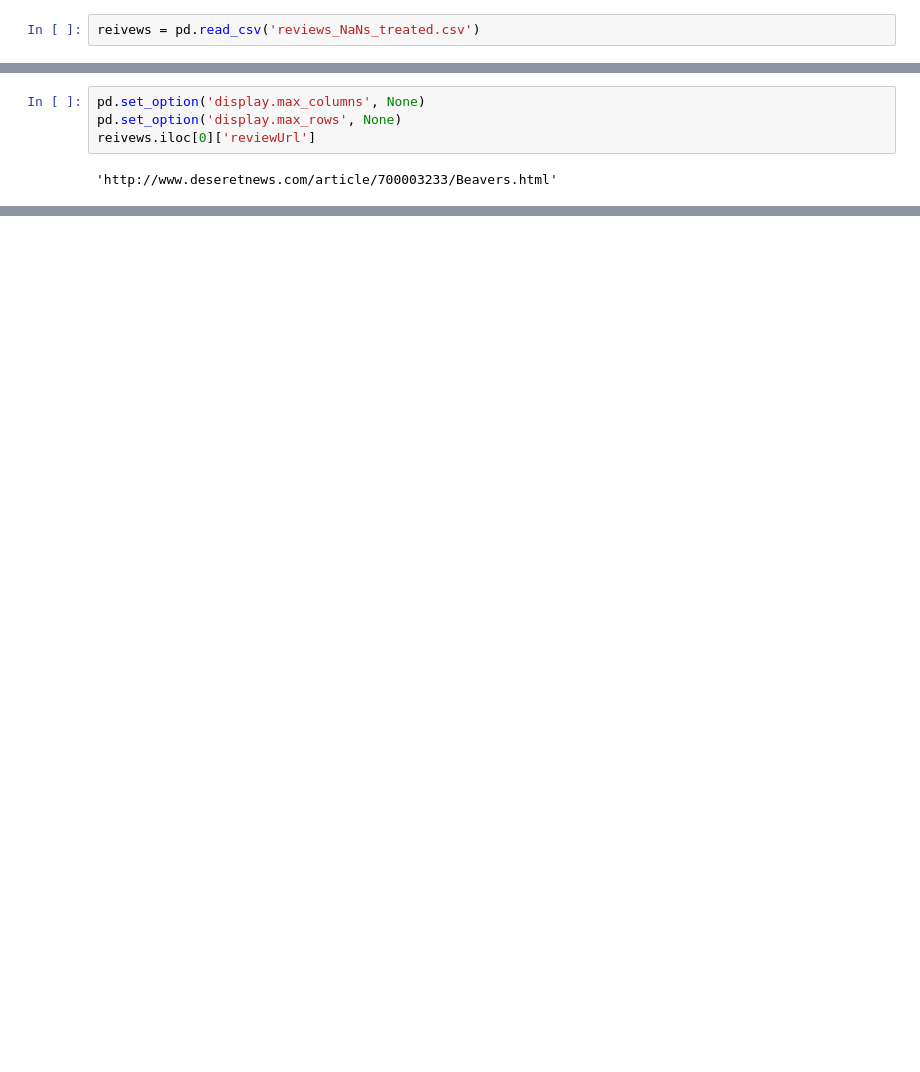
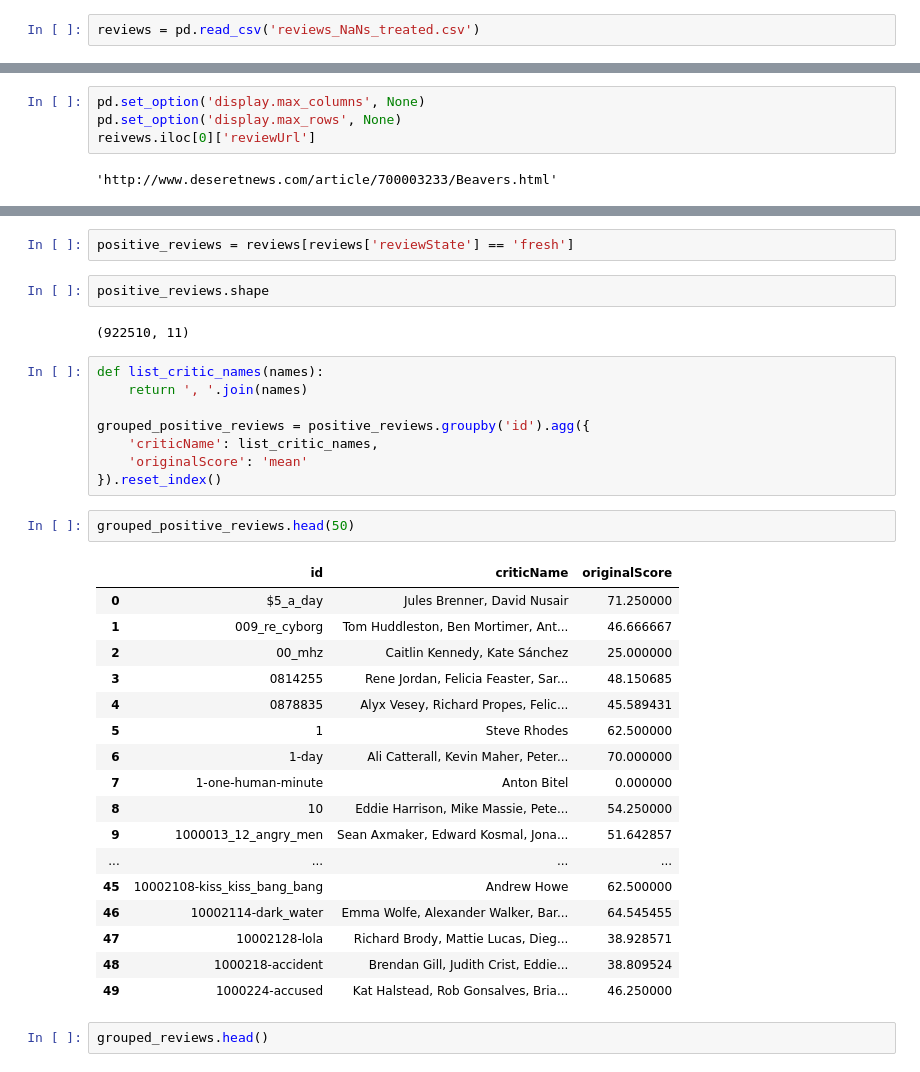
Before and after one commit to vadragna/rotten_tomatos_analysis, a Jupyter notebook: Clustering.ipynb, the cells around one changed output, grey strips where cells are left out. Saved outputs shown, nothing was run; the diff lists cells and outputs as text; blank space fills up the shorter version.

```diff
--- a/Clustering.ipynb
+++ b/Clustering.ipynb
@@ -132,5 +162,5 @@ def get_cluster_from_input(x):
 # %% [markdown]
 I am going to try to improve the performances of the movie recommender. Let's use also the reviews dataframe
 # %%
-reivews = pd.read_csv('reviews_NaNs_treated.csv')
+reviews = pd.read_csv('reviews_NaNs_treated.csv')
 # %%
@@ -160,0 +211,36 @@ reivews.iloc[0]['reviewUrl']
+# %%
+positive_reviews = reviews[reviews['reviewState'] == 'fresh']
+# %%
+positive_reviews.shape
+# %% [output]
+(922510, 11)
+# %%
+def list_critic_names(names):
+    return ', '.join(names)
+
+grouped_positive_reviews = positive_reviews.groupby('id').agg({
+    'criticName': list_critic_names,
+    'originalScore': 'mean'
+}).reset_index()
+# %%
+grouped_positive_reviews.head(50)
+# %% [output]
+|  | id | criticName | originalScore |
+| 0 | $5_a_day | Jules Brenner, David Nusair | 71.250000 |
+| 1 | 009_re_cyborg | Tom Huddleston, Ben Mortimer, Ant... | 46.666667 |
+| 2 | 00_mhz | Caitlin Kennedy, Kate Sánchez | 25.000000 |
+| 3 | 0814255 | Rene Jordan, Felicia Feaster, Sar... | 48.150685 |
+| 4 | 0878835 | Alyx Vesey, Richard Propes, Felic... | 45.589431 |
+| 5 | 1 | Steve Rhodes | 62.500000 |
+| 6 | 1-day | Ali Catterall, Kevin Maher, Peter... | 70.000000 |
+| 7 | 1-one-human-minute | Anton Bitel | 0.000000 |
+| 8 | 10 | Eddie Harrison, Mike Massie, Pete... | 54.250000 |
+| 9 | 1000013_12_angry_men | Sean Axmaker, Edward Kosmal, Jona... | 51.642857 |
+| ... | ... | ... | ... |
+| 45 | 10002108-kiss_kiss_bang_bang | Andrew Howe | 62.500000 |
+| 46 | 10002114-dark_water | Emma Wolfe, Alexander Walker, Bar... | 64.545455 |
+| 47 | 10002128-lola | Richard Brody, Mattie Lucas, Dieg... | 38.928571 |
+| 48 | 1000218-accident | Brendan Gill, Judith Crist, Eddie... | 38.809524 |
+| 49 | 1000224-accused | Kat Halstead, Rob Gonsalves, Bria... | 46.250000 |
+# %%
+grouped_reviews.head()
```
Also changed, not shown: parts of 7 cells of this notebook.
